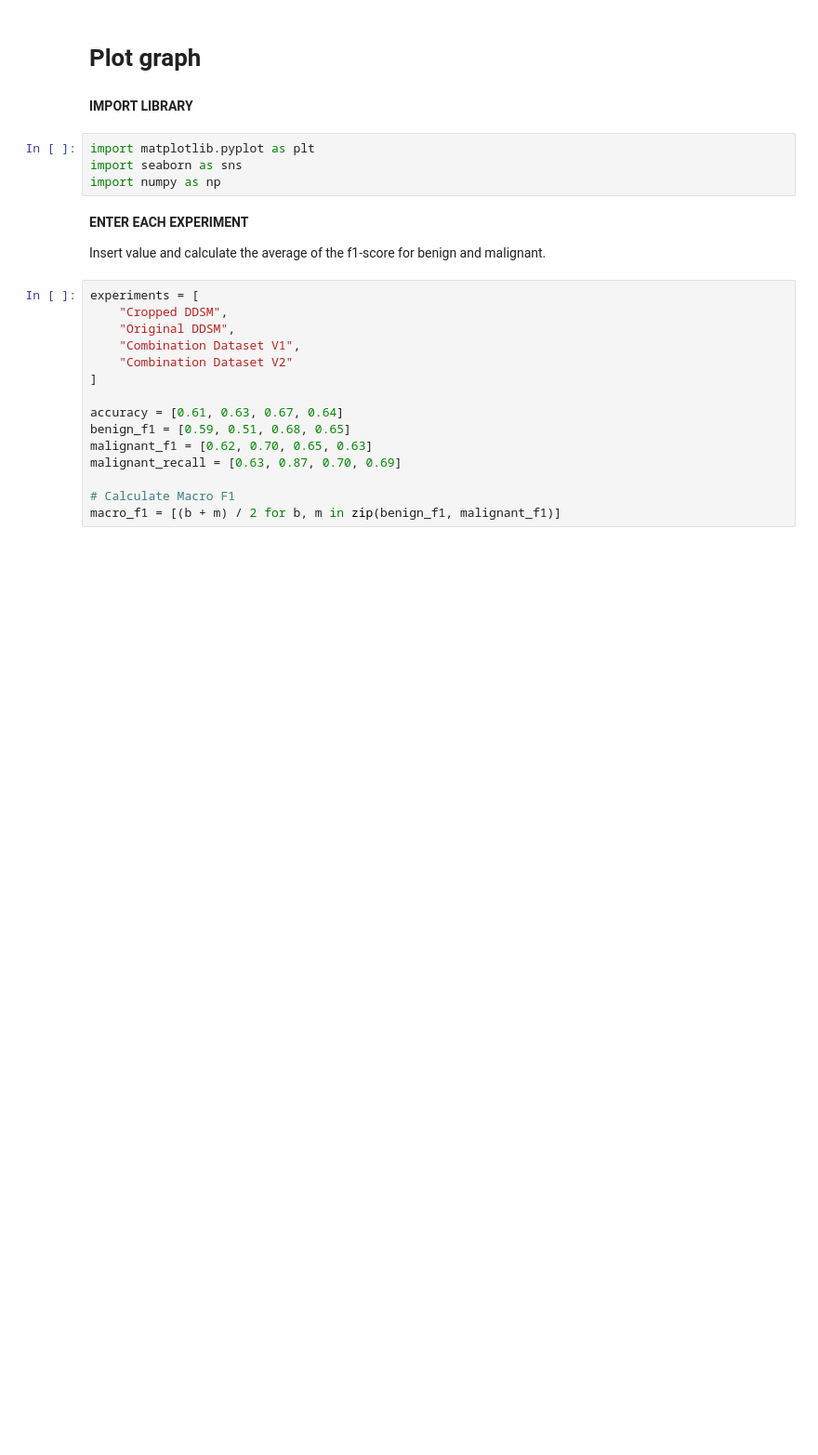
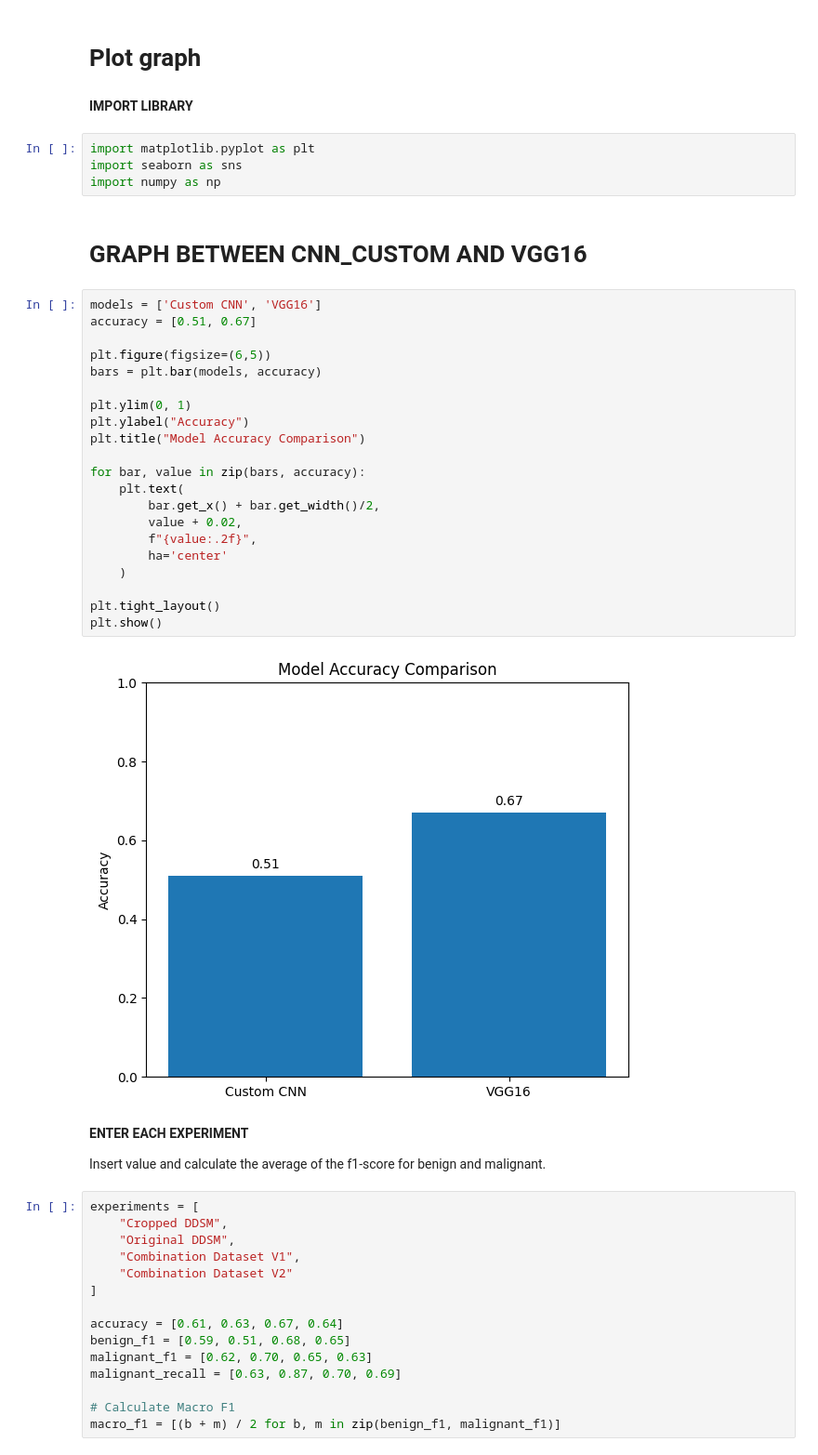
Before and after one commit to ShiKai2299/Final-Year-Project-Breast-Cancer-Detection-, a Jupyter notebook: Notebook/Evaluation/PlotGraftipynb.ipynb, the cells around one changed output. Shown at 93% size. Saved outputs shown, nothing was run; the diff lists cells and outputs as text; blank space fills up the shorter version.

```diff
--- a/Notebook/Evaluation/PlotGraftipynb.ipynb
+++ b/Notebook/Evaluation/PlotGraftipynb.ipynb
@@ -6,6 +6,31 @@
 import matplotlib.pyplot as plt
 import seaborn as sns
 import numpy as np
+# %% [markdown]
+# GRAPH BETWEEN CNN_CUSTOM AND VGG16
+# %%
+models = ['Custom CNN', 'VGG16']
+accuracy = [0.51, 0.67]
+
+plt.figure(figsize=(6,5))
+bars = plt.bar(models, accuracy)
+
+plt.ylim(0, 1)
+plt.ylabel("Accuracy")
+plt.title("Model Accuracy Comparison")
+
+for bar, value in zip(bars, accuracy):
+    plt.text(
+        bar.get_x() + bar.get_width()/2,
+        value + 0.02,
+        f"{value:.2f}",
+        ha='center'
+    )
+
+plt.tight_layout()
+plt.show()
+# %% [output]
+[figure, added]
 # %% [markdown]
 **ENTER EACH EXPERIMENT**
 
```
